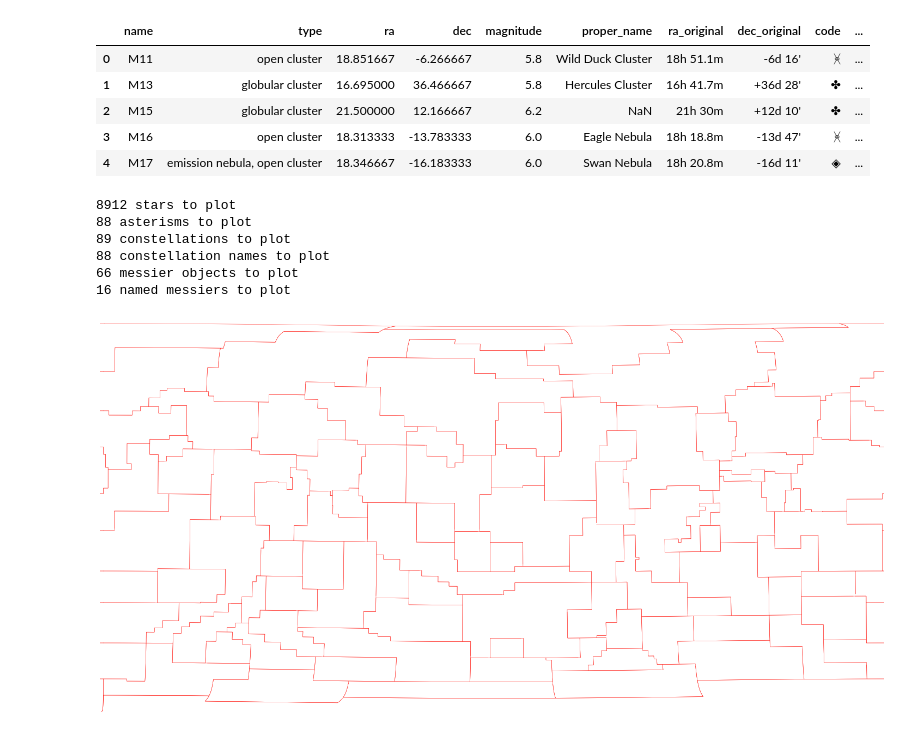
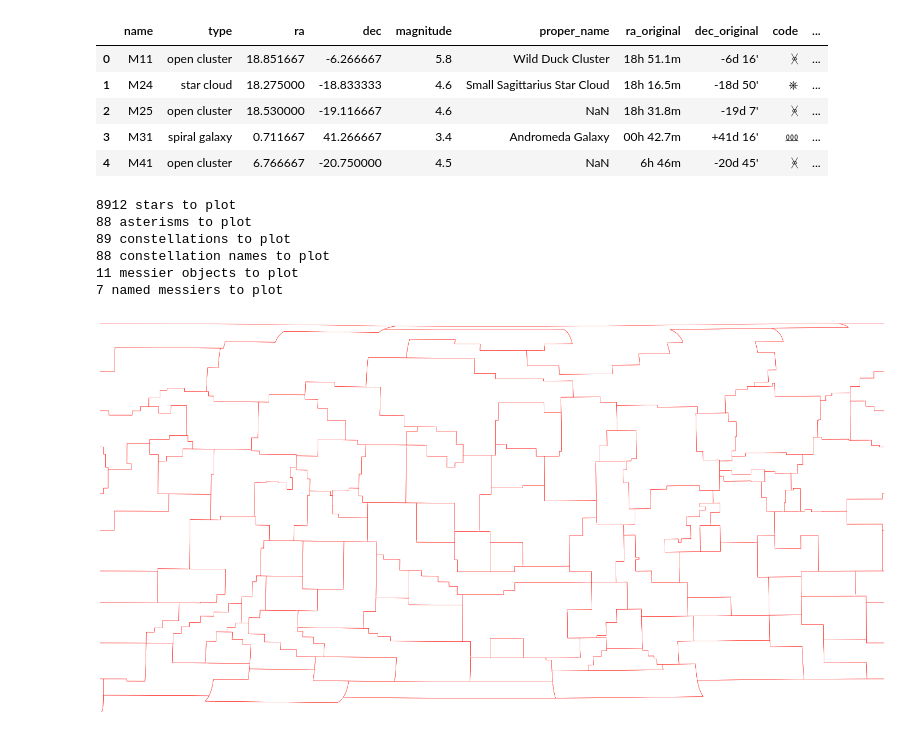
Before and after one commit to kurzgesagt-inanutshell/The-Night-Sky, a Jupyter notebook: 6_plot_maps.ipynb, the cells around one changed output. Saved outputs shown, nothing was run; the diff lists cells and outputs as text; code cells hidden in the pictures.

```diff
--- a/6_plot_maps.ipynb
+++ b/6_plot_maps.ipynb
@@ -86,42 +86,42 @@ def set_save_image(fig, savename, dpi=1200):
 # %%
 stars = pd.read_csv('./data/processed/hygdata_processed_sorted.csv')
 asterisms = pd.read_csv('./data/processed/asterisms.csv')
 constellations = pd.read_csv('./data/processed/constellations.csv')
 const_names = pd.read_csv('./data/processed/centered_constellations.csv', encoding="latin-1")
-messiers = pd.read_csv('./data/processed/messier_ngc_processed.csv')
+messiers = pd.read_csv('./data/processed/messier_ngc_processed_sorted.csv')
 display(messiers.head())
 
 print(len(stars), 'stars to plot')
 print(len(asterisms), 'asterisms to plot')
 print(len(constellations), 'constellations to plot')
 print(len(const_names), 'constellation names to plot')
 print(len(messiers), 'messier objects to plot')
 print(len(messiers[pd.notnull(messiers['proper_name'])]), 'named messiers to plot')
 
 figsize = (20, 10)
 const_color = '#ff2620'
 zodiac_color = '#fcb322'
 nonzodiac_color = '#77a9da'
 other_color = '#979330'
 
 class LowerThresholdPlateCarree(ccrs.PlateCarree):
     ''' Add a new class to increase resolution of Geodetic vectors '''
     @property
     def threshold(self):
         return 0.01
 # %% [output]
 |  | name | type | ra | dec | magnitude | proper_name | ra_original | dec_original | code | ... |
 | 0 | M11 | open cluster | 18.851667 | -6.266667 | 5.8 | Wild Duck Cluster | 18h 51.1m | -6d 16' | ᚸ | ... |
-| 1 | M13 | globular cluster | 16.695000 | 36.466667 | 5.8 | Hercules Cluster | 16h 41.7m | +36d 28' | ✤ | ... |
-| 2 | M15 | globular cluster | 21.500000 | 12.166667 | 6.2 | NaN | 21h 30m | +12d 10' | ✤ | ... |
-| 3 | M16 | open cluster | 18.313333 | -13.783333 | 6.0 | Eagle Nebula | 18h 18.8m | -13d 47' | ᚸ | ... |
-| 4 | M17 | emission nebula, open cluster | 18.346667 | -16.183333 | 6.0 | Swan Nebula | 18h 20.8m | -16d 11' | ◈ | ... |
+| 1 | M24 | star cloud | 18.275000 | -18.833333 | 4.6 | Small Sagittarius Star Cloud | 18h 16.5m | -18d 50' | ⎈ | ... |
+| 2 | M25 | open cluster | 18.530000 | -19.116667 | 4.6 | NaN | 18h 31.8m | -19d 7' | ᚸ | ... |
+| 3 | M31 | spiral galaxy | 0.711667 | 41.266667 | 3.4 | Andromeda Galaxy | 00h 42.7m | +41d 16' | ⅏ | ... |
+| 4 | M41 | open cluster | 6.766667 | -20.750000 | 4.5 | NaN | 6h 46m | -20d 45' | ᚸ | ... |
 8912 stars to plot
 88 asterisms to plot
 89 constellations to plot
 88 constellation names to plot
-66 messier objects to plot
-16 named messiers to plot
+11 messier objects to plot
+7 named messiers to plot
 # %%
 fig = plt.figure(figsize=figsize)
 ax = plt.axes(projection=LowerThresholdPlateCarree(180))
```
Also changed, not shown: parts of 5 cells of this notebook, 18 other files.
